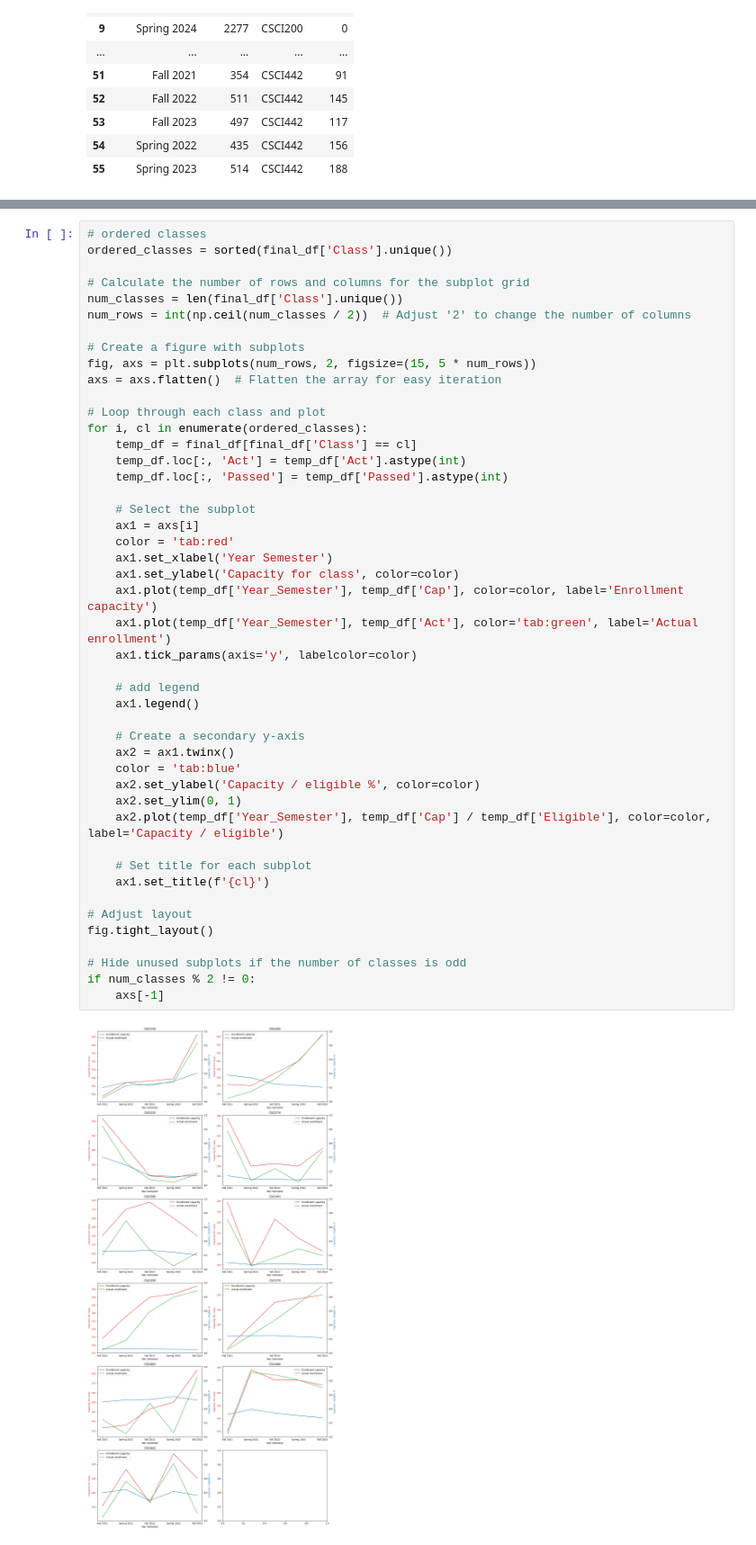
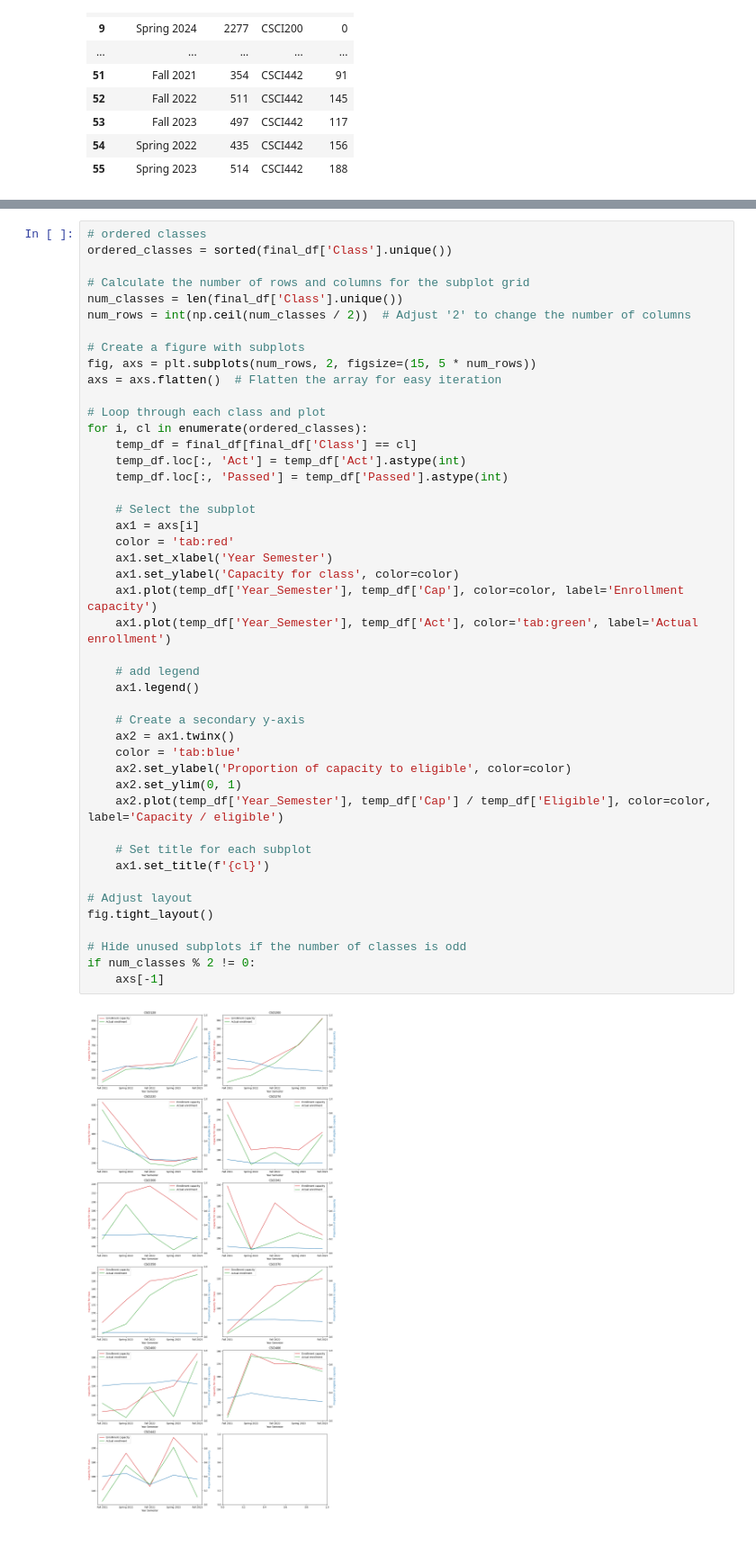
Before and after one commit to ifrycolorado/Enrollment_Project, a Jupyter notebook: src/scraping_visualization.ipynb, the cells around one changed output, grey strips where cells are left out. Shown at 90% size. Saved outputs shown, nothing was run; the diff lists cells and outputs as text.

```diff
--- a/src/scraping_visualization.ipynb
+++ b/src/scraping_visualization.ipynb
@@ -202,33 +202,32 @@ for i, cl in enumerate(ordered_classes):
     temp_df.loc[:, 'Act'] = temp_df['Act'].astype(int)
     temp_df.loc[:, 'Passed'] = temp_df['Passed'].astype(int)
 
     # Select the subplot
     ax1 = axs[i]
     color = 'tab:red'
     ax1.set_xlabel('Year Semester')
     ax1.set_ylabel('Capacity for class', color=color)
     ax1.plot(temp_df['Year_Semester'], temp_df['Cap'], color=color, label='Enrollment capacity')
     ax1.plot(temp_df['Year_Semester'], temp_df['Act'], color='tab:green', label='Actual enrollment')
-    ax1.tick_params(axis='y', labelcolor=color)
 
     # add legend
     ax1.legend()
 
     # Create a secondary y-axis
     ax2 = ax1.twinx()
     color = 'tab:blue'
-    ax2.set_ylabel('Capacity / eligible %', color=color)
+    ax2.set_ylabel('Proportion of capacity to eligible', color=color)
     ax2.set_ylim(0, 1)
     ax2.plot(temp_df['Year_Semester'], temp_df['Cap'] / temp_df['Eligible'], color=color, label='Capacity / eligible')
 
     # Set title for each subplot
     ax1.set_title(f'{cl}')
 
 # Adjust layout
 fig.tight_layout()
 
 # Hide unused subplots if the number of classes is odd
 if num_classes % 2 != 0:
     axs[-1]
 # %% [output]
-[figure, old version]
+[figure, new version]
```
